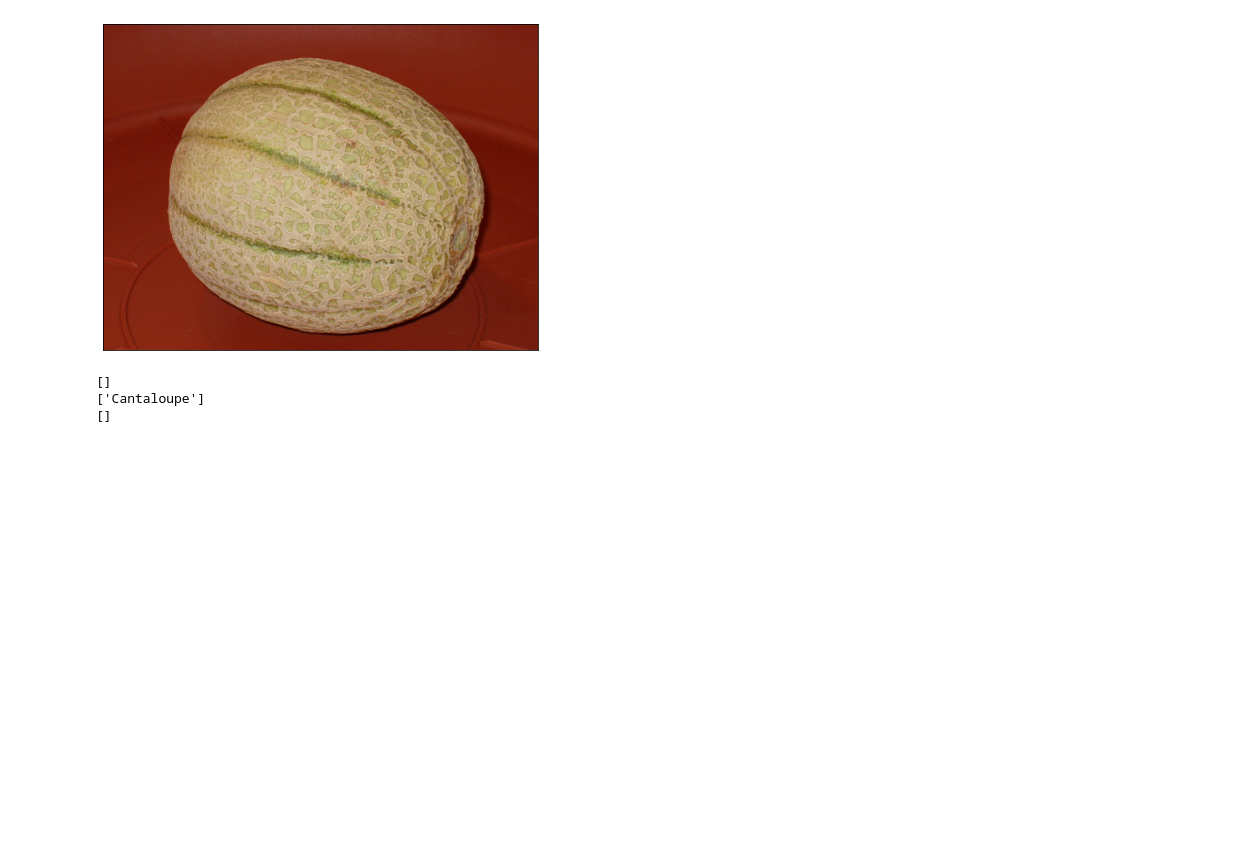
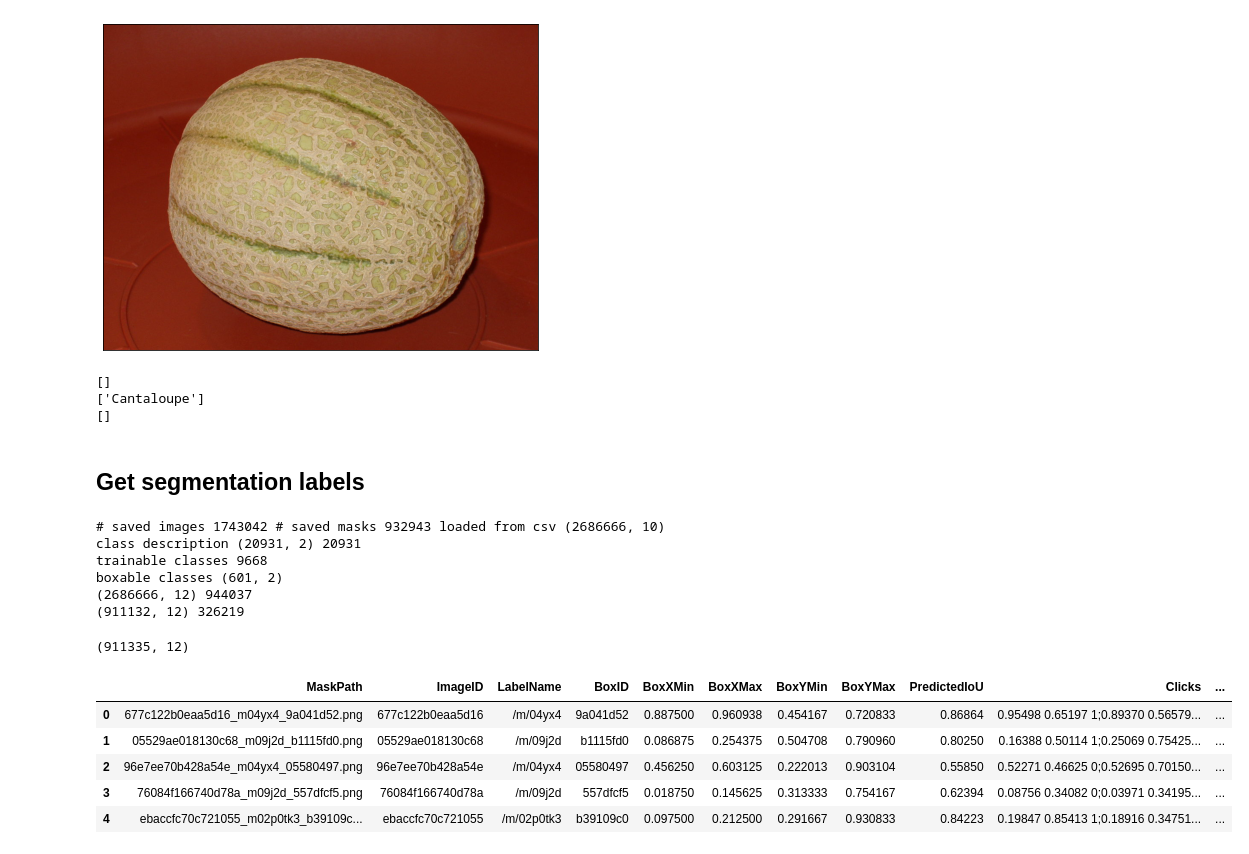
Before and after one commit to liyubrt/notebooks, a Jupyter notebook: pretrain_vit/OpenImages.ipynb, the cells around one changed output. Saved outputs shown, nothing was run; the diff lists cells and outputs as text; code cells hidden in the pictures; blank space fills up the shorter version.

```diff
--- a/pretrain_vit/OpenImages.ipynb
+++ b/pretrain_vit/OpenImages.ipynb
@@ -299,3 +301,5 @@ print(df2[df2.DisplayName.isin(cc_df.DisplayName)].DisplayName.to_list())
 []
 ['Cantaloupe']
 []
+# %% [markdown]
+## Get segmentation labels
@@ -301,0 +309,62 @@ print(df2[df2.DisplayName.isin(cc_df.DisplayName)].DisplayName.to_list())
+# %%
+root_dir = '/data2/jupiter/datasets/OpenImages'
+
+# load label csv
+split = 'train'  # train, validation, test
+label_csv = os.path.join(root_dir, 'masks_raw', f'{split}-annotations-object-segmentation.csv')
+# image_ids = os.listdir(os.path.join(root_dir, split))
+# image_ids = [f[:-4] for f in image_ids]
+# np.savetxt(os.path.join(root_dir, 'annotations', f'{split}_saved.txt'), image_ids, delimiter='\n', fmt='%s')
+image_ids = list(np.loadtxt(os.path.join(root_dir, 'annotations', f'{split}_saved.txt'), delimiter='\n', dtype=str))
+# mask_ids = os.listdir(os.path.join(root_dir, 'masks_raw', split))
+# np.savetxt(os.path.join(root_dir, 'masks_raw', f'{split}_mask_saved.txt'), mask_ids, delimiter='\n', fmt='%s')
+mask_ids = list(np.loadtxt(os.path.join(root_dir, 'masks_raw', f'{split}_mask_saved.txt'), delimiter='\n', dtype=str))
+df = pd.read_csv(label_csv)
+print('# saved images', len(image_ids), '# saved masks', len(mask_ids), 'loaded from csv', df.shape)
+
+# load class description
+description_csv = os.path.join(root_dir, 'annotations', 'oidv7-class-descriptions.csv')
+description_df = pd.read_csv(description_csv)
+description_dict = dict(zip(description_df.LabelName, description_df.DisplayName))
+print('class description', description_df.shape, len(description_dict))
+
+# load trainable classes
+trainable_txt = os.path.join(root_dir, 'annotations', 'oidv7-classes-trainable.txt')
+with open(trainable_txt, 'r') as f:
+    trainable_class_ids = f.readlines()
+    trainable_class_ids = {s[:-1] for s in trainable_class_ids}
+print('trainable classes', len(trainable_class_ids))
+
+# load 600 boxable classes
+boxable_classes_csv = os.path.join(root_dir, 'annotations', 'oidv7-class-descriptions-boxable.csv')
+boxable_classes_df = pd.read_csv(boxable_classes_csv)
+print('boxable classes', boxable_classes_df.shape)
+
+# merge class description and trainable info
+df = df.merge(description_df, on='LabelName', how='left')
+df['Trainable'] = df['LabelName'].apply(lambda l: True if l in trainable_class_ids else False)
+print(df.shape, len(df.ImageID.unique()))
+
+# get trainable and boxable df
+df_use = df[(df.DisplayName.isin(boxable_classes_df.DisplayName)) & (df.Trainable == True) & (df.ImageID.isin(image_ids)) & (df.MaskPath.isin(mask_ids))]
+print(df_use.shape, len(df_use.ImageID.unique()))
+# %% [output]
+# saved images 1743042 # saved masks 932943 loaded from csv (2686666, 10)
+class description (20931, 2) 20931
+trainable classes 9668
+boxable classes (601, 2)
+(2686666, 12) 944037
+(911132, 12) 326219
+# %%
+df[(df.ImageID.isin(image_ids)) & (df.MaskPath.isin(mask_ids))].shape
+# %% [output]
+(911335, 12)
+# %%
+df.head()
+# %% [output]
+|  | MaskPath | ImageID | LabelName | BoxID | BoxXMin | BoxXMax | BoxYMin | BoxYMax | PredictedIoU | Clicks | ... |
+| 0 | 677c122b0eaa5d16_m04yx4_9a041d52.png | 677c122b0eaa5d16 | /m/04yx4 | 9a041d52 | 0.887500 | 0.960938 | 0.454167 | 0.720833 | 0.86864 | 0.95498 0.65197 1;0.89370 0.56579... | ... |
+| 1 | 05529ae018130c68_m09j2d_b1115fd0.png | 05529ae018130c68 | /m/09j2d | b1115fd0 | 0.086875 | 0.254375 | 0.504708 | 0.790960 | 0.80250 | 0.16388 0.50114 1;0.25069 0.75425... | ... |
+| 2 | 96e7ee70b428a54e_m04yx4_05580497.png | 96e7ee70b428a54e | /m/04yx4 | 05580497 | 0.456250 | 0.603125 | 0.222013 | 0.903104 | 0.55850 | 0.52271 0.46625 0;0.52695 0.70150... | ... |
+| 3 | 76084f166740d78a_m09j2d_557dfcf5.png | 76084f166740d78a | /m/09j2d | 557dfcf5 | 0.018750 | 0.145625 | 0.313333 | 0.754167 | 0.62394 | 0.08756 0.34082 0;0.03971 0.34195... | ... |
+| 4 | ebaccfc70c721055_m02p0tk3_b39109c... | ebaccfc70c721055 | /m/02p0tk3 | b39109c0 | 0.097500 | 0.212500 | 0.291667 | 0.930833 | 0.84223 | 0.19847 0.85413 1;0.18916 0.34751... | ... |
```
Also changed, not shown: parts of 10 cells of this notebook, 3 other files.
